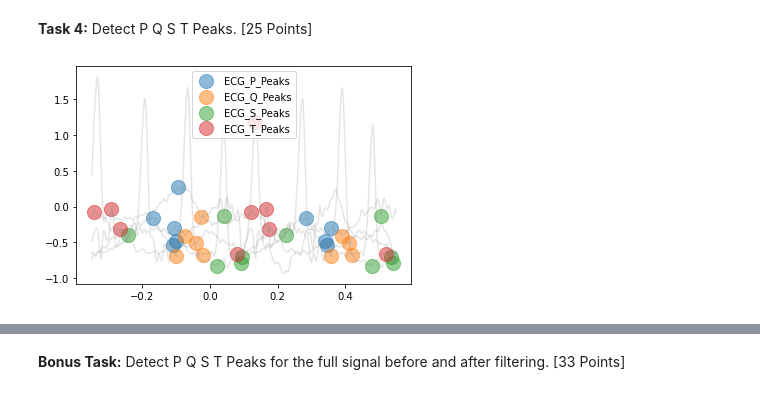
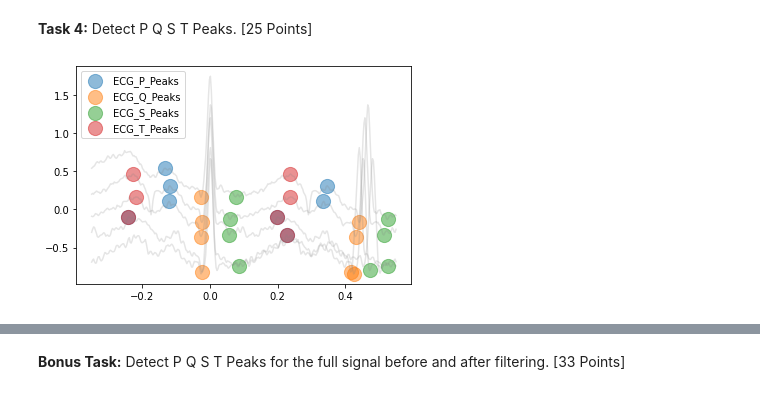
Before and after one commit to bostongfx/cs480student, a Jupyter notebook: 01/CS480_Assignment_1.ipynb, the cells around one changed output, grey strips where cells are left out. Cells and saved outputs as stored; diff of their text form; code cells hidden in the pictures.

```diff
--- a/01/CS480_Assignment_1.ipynb
+++ b/01/CS480_Assignment_1.ipynb
@@ -93,9 +102,11 @@ nk.ecg_plot(signals, sampling_rate=SAMPLING_RATE)
 # Hint 2: The plot will have blue, orange, green, and red circles :)
-# %%
-# TODO Does the detection work well?
-
-_, waves_peak = nk.ecg_delineate(ecg, rpeaks, sampling_rate=SAMPLING_RATE)
-_, rpeaks = nk.ecg_peaks(ecg[SAMPLING_RATE*8:SAMPLING_RATE*11], sampling_rate=SAMPLING_RATE)
-_, waves_peak = nk.ecg_delineate(ecg, rpeaks, sampling_rate=SAMPLING_RATE, show=True, show_type='peaks')
-# %% [output]
-[figure, removed]
+# %%
+# TODO Does the detection work well?
+
+# Delineate the ECG signal and visualizing all peaks of ECG complexes
+# METHOD: peak
+_, waves_peak = nk.ecg_delineate(nine_to_eleven, rpeaks, sampling_rate=SAMPLING_RATE, method="peak", show=True, show_type='peaks')
+
+#References: https://neurokit2.readthedocs.io/en/latest/examples/ecg_delineate.html
+# %% [output]
+[figure, added]
```
Also changed, not shown: parts of 9 cells of this notebook.
